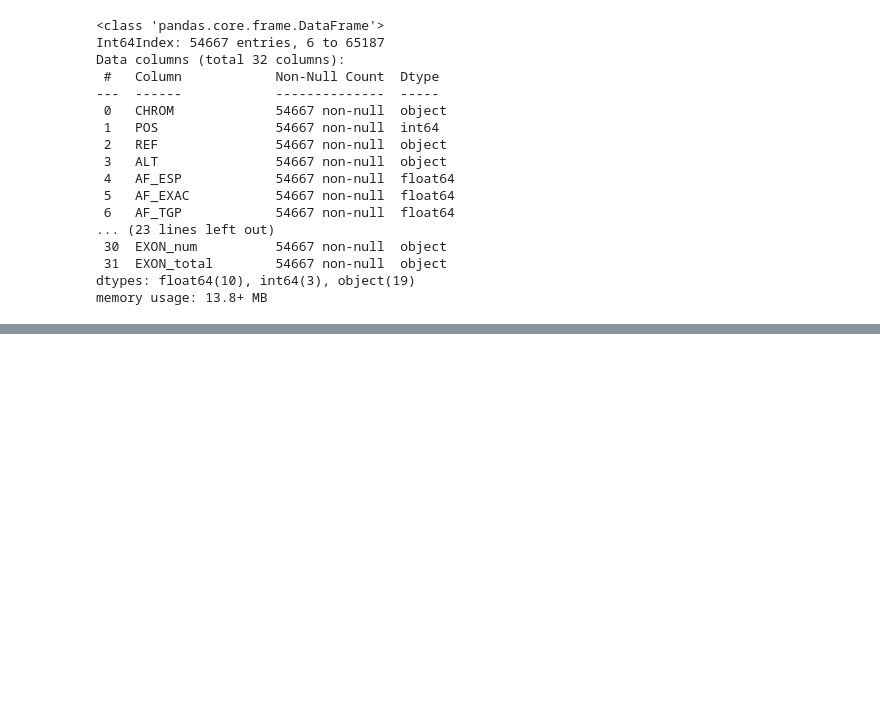
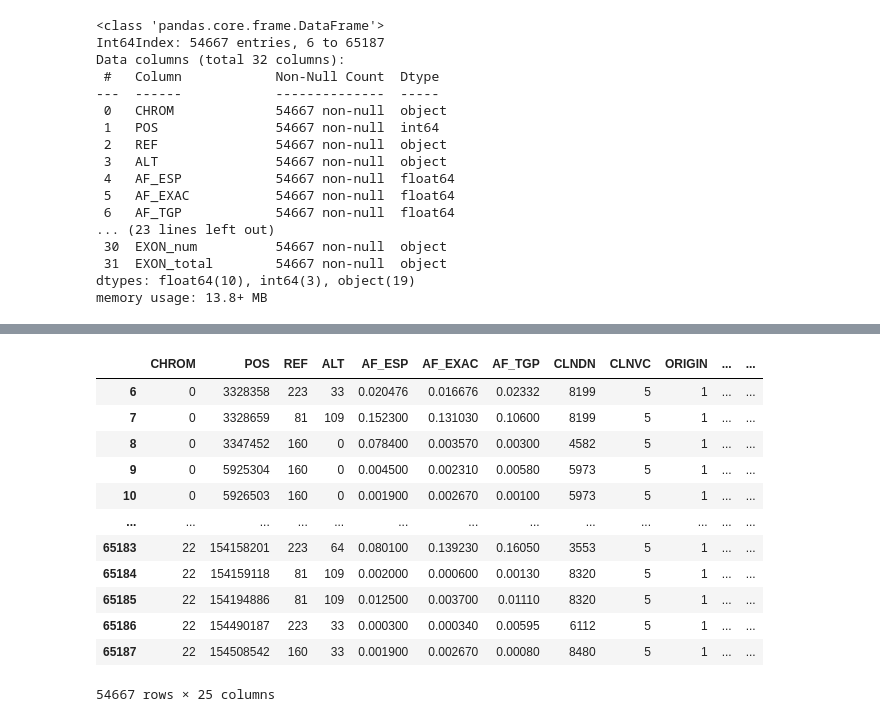
Before and after one commit to AhmedTaha7220/DataScienceProject, a Jupyter notebook: Genes.ipynb, the cells around one changed output, grey strips where cells are left out. Saved outputs shown, nothing was run; the diff lists cells and outputs as text; code cells hidden in the pictures; blank space fills up the shorter version.

```diff
--- a/Genes.ipynb
+++ b/Genes.ipynb
@@ -245,0 +487,18 @@ dtype: int64
+# %%
+df['AF_avg'] = (df['AF_ESP'] + df['AF_EXAC'] + df['AF_TGP']) / 3
+# %%
+df
+# %% [output]
+|  | CHROM | POS | REF | ALT | AF_ESP | AF_EXAC | AF_TGP | CLNDN | CLNVC | ORIGIN | ... | ... |
+| 6 | 0 | 3328358 | 223 | 33 | 0.020476 | 0.016676 | 0.02332 | 8199 | 5 | 1 | ... | ... |
+| 7 | 0 | 3328659 | 81 | 109 | 0.152300 | 0.131030 | 0.10600 | 8199 | 5 | 1 | ... | ... |
+| 8 | 0 | 3347452 | 160 | 0 | 0.078400 | 0.003570 | 0.00300 | 4582 | 5 | 1 | ... | ... |
+| 9 | 0 | 5925304 | 160 | 0 | 0.004500 | 0.002310 | 0.00580 | 5973 | 5 | 1 | ... | ... |
+| 10 | 0 | 5926503 | 160 | 0 | 0.001900 | 0.002670 | 0.00100 | 5973 | 5 | 1 | ... | ... |
+| ... | ... | ... | ... | ... | ... | ... | ... | ... | ... | ... | ... | ... |
+| 65183 | 22 | 154158201 | 223 | 64 | 0.080100 | 0.139230 | 0.16050 | 3553 | 5 | 1 | ... | ... |
+| 65184 | 22 | 154159118 | 81 | 109 | 0.002000 | 0.000600 | 0.00130 | 8320 | 5 | 1 | ... | ... |
+| 65185 | 22 | 154194886 | 81 | 109 | 0.012500 | 0.003700 | 0.01110 | 8320 | 5 | 1 | ... | ... |
+| 65186 | 22 | 154490187 | 223 | 33 | 0.000300 | 0.000340 | 0.00595 | 6112 | 5 | 1 | ... | ... |
+| 65187 | 22 | 154508542 | 160 | 33 | 0.001900 | 0.002670 | 0.00080 | 8480 | 5 | 1 | ... | ... |
+54667 rows × 25 columns
```
Also changed, not shown: parts of 53 cells of this notebook.
